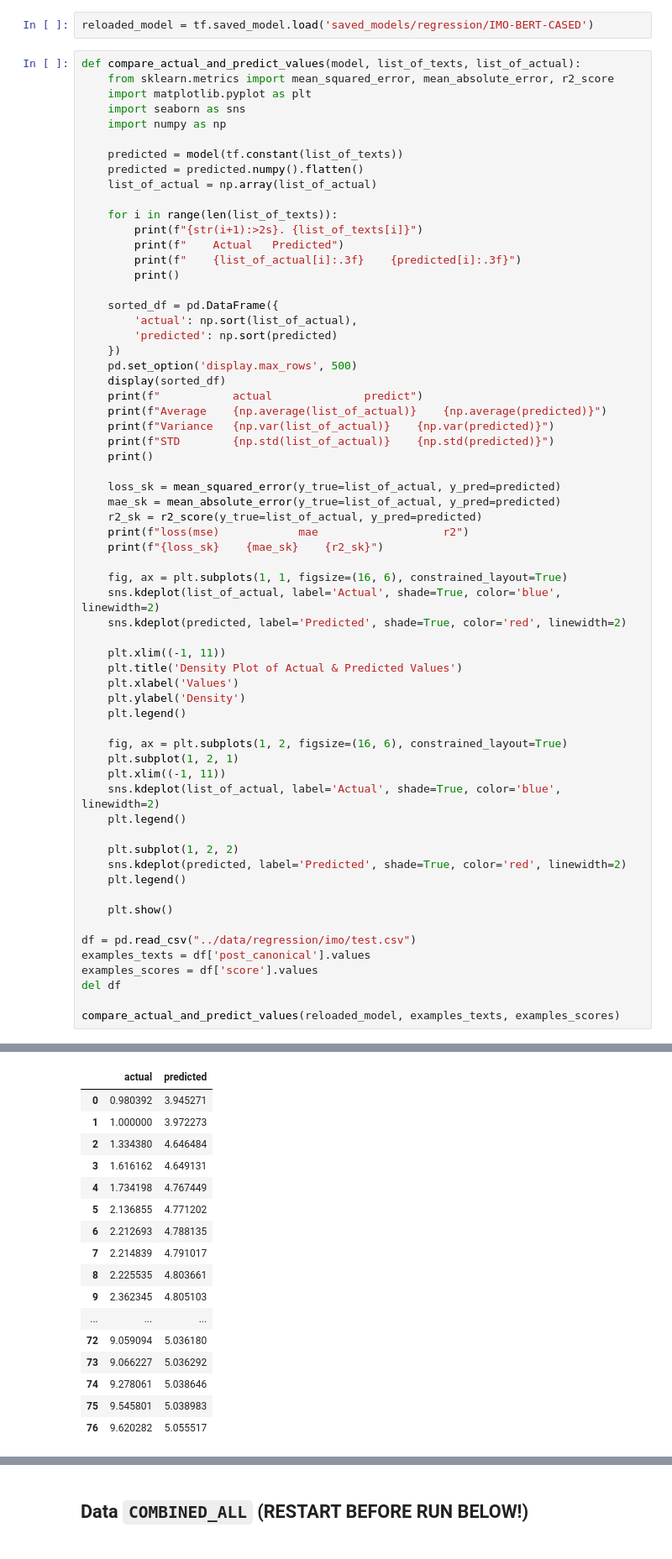
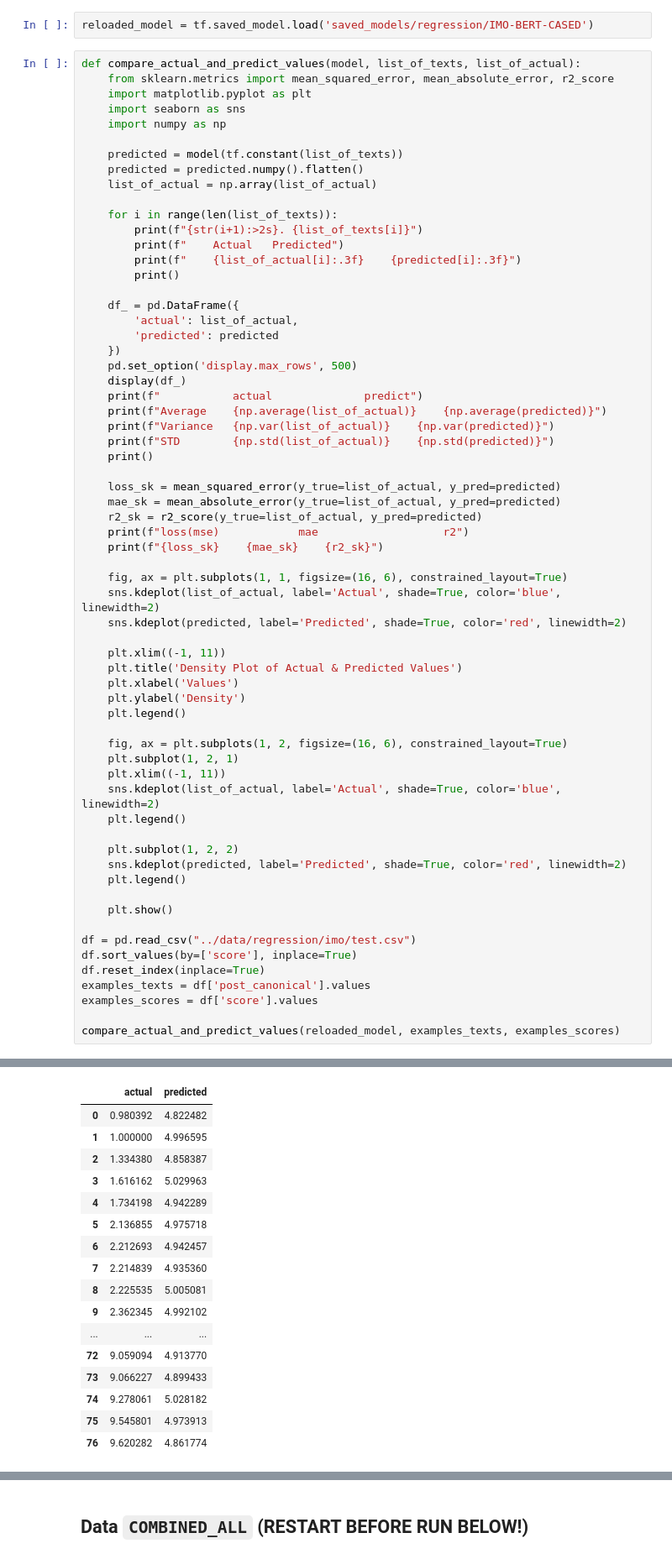
Before and after one commit to victorchendra02/Final-Academic-Project, a Jupyter notebook: models/02_BERT.ipynb, the cells around one changed output, grey strips where cells are left out. Shown at 84% size. Cells and saved outputs as stored; diff of their text form.

```diff
--- a/models/02_BERT.ipynb
+++ b/models/02_BERT.ipynb
@@ -324,12 +324,12 @@ def compare_actual_and_predict_values(model, list_of_texts, list_of_actual):
         print(f"    {list_of_actual[i]:.3f}    {predicted[i]:.3f}")
         print()
 
-    sorted_df = pd.DataFrame({
-        'actual': np.sort(list_of_actual),
-        'predicted': np.sort(predicted)
+    df_ = pd.DataFrame({
+        'actual': list_of_actual,
+        'predicted': predicted
     })
     pd.set_option('display.max_rows', 500)
-    display(sorted_df)
+    display(df_)
     print(f"           actual              predict")
     print(f"Average    {np.average(list_of_actual)}    {np.average(predicted)}")
     print(f"Variance   {np.var(list_of_actual)}    {np.var(predicted)}")
@@ -365,9 +365,10 @@ def compare_actual_and_predict_values(model, list_of_texts, list_of_actual):
     plt.show()
 
 df = pd.read_csv("../data/regression/imo/test.csv")
+df.sort_values(by=['score'], inplace=True)
+df.reset_index(inplace=True)
 examples_texts = df['post_canonical'].values
 examples_scores = df['score'].values
-del df
 
 compare_actual_and_predict_values(reloaded_model, examples_texts, examples_scores)
 # %% [output]
@@ -391,18 +392,18 @@ compare_actual_and_predict_values(reloaded_model, examples_texts, examples_score
 |  | actual | predicted |
-| 0 | 0.980392 | 3.945271 |
-| 1 | 1.000000 | 3.972273 |
-| 2 | 1.334380 | 4.646484 |
-| 3 | 1.616162 | 4.649131 |
-| 4 | 1.734198 | 4.767449 |
-| 5 | 2.136855 | 4.771202 |
-| 6 | 2.212693 | 4.788135 |
-| 7 | 2.214839 | 4.791017 |
-| 8 | 2.225535 | 4.803661 |
-| 9 | 2.362345 | 4.805103 |
+| 0 | 0.980392 | 4.822482 |
+| 1 | 1.000000 | 4.996595 |
+| 2 | 1.334380 | 4.858387 |
+| 3 | 1.616162 | 5.029963 |
+| 4 | 1.734198 | 4.942289 |
+| 5 | 2.136855 | 4.975718 |
+| 6 | 2.212693 | 4.942457 |
+| 7 | 2.214839 | 4.935360 |
+| 8 | 2.225535 | 5.005081 |
+| 9 | 2.362345 | 4.992102 |
 | ... | ... | ... |
-| 72 | 9.059094 | 5.036180 |
-| 73 | 9.066227 | 5.036292 |
-| 74 | 9.278061 | 5.038646 |
-| 75 | 9.545801 | 5.038983 |
-| 76 | 9.620282 | 5.055517 |
+| 72 | 9.059094 | 4.913770 |
+| 73 | 9.066227 | 4.899433 |
+| 74 | 9.278061 | 5.028182 |
+| 75 | 9.545801 | 4.973913 |
+| 76 | 9.620282 | 4.861774 |
            actual              predict
```
Also changed, not shown: parts of 1 cell of this notebook.
